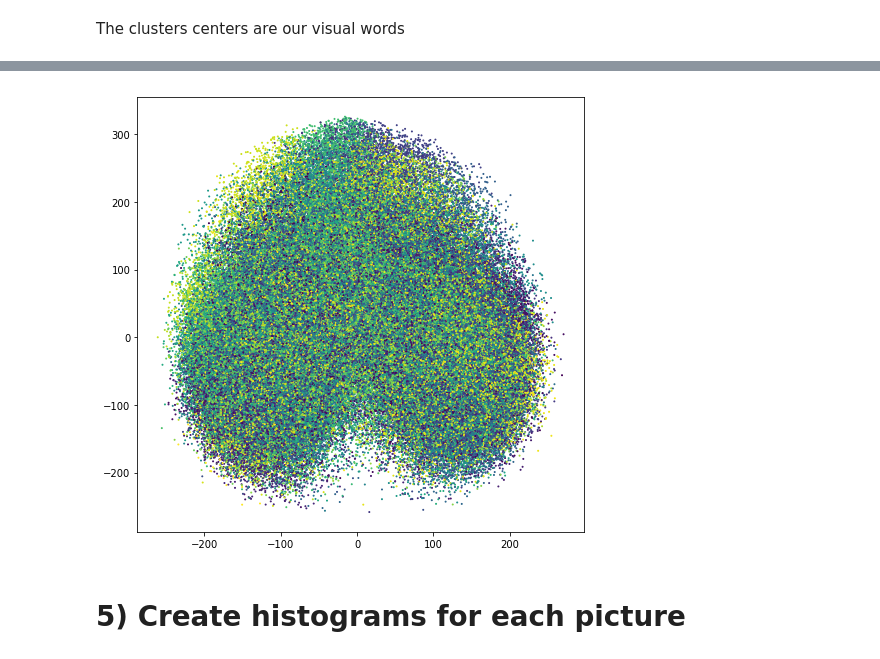
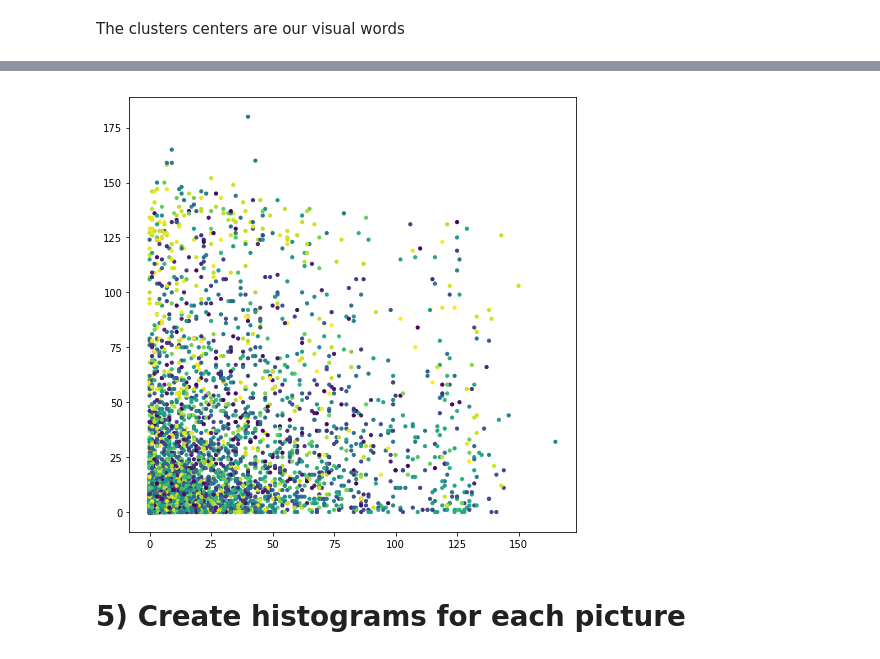
Before and after one commit to nsimonovici/dogs_breed_prediction, a Jupyter notebook: breed_prediction.ipynb, the cells around one changed output, grey strips where cells are left out. Saved outputs shown, nothing was run; the diff lists cells and outputs as text; code cells hidden in the pictures.

```diff
--- a/breed_prediction.ipynb
+++ b/breed_prediction.ipynb
@@ -324,0 +399,3 @@ sift_features.shape
+# %%
+sift_features_bow = sift_features_train
+sift_features_bow.shape
@@ -349,6 +426,6 @@ sift_features_reduced = pca_bow.transform(sift_features)
 # %% [markdown]
 #### Gather our features in bag of visuals words through kmeans clustering
 # %%
-n_clust = int(np.floor(np.sqrt(sift_features.shape[0])))
+n_clust = int(np.floor(np.sqrt(sift_features_bow.shape[0])))
 n_clust
 # %% [output]
@@ -356,3 +433,3 @@ n_clust
 # %%
 kmeans = cluster.KMeans(n_clusters=n_clust, verbose=1, n_jobs=-1, algorithm='full')
-kmeans.fit(sift_features_reduced);
+kmeans.fit(sift_features_bow);
@@ -365,10 +473,10 @@ kmeans.cluster_centers_.shape
 # %%
-colors = kmeans.predict(sift_features_reduced)
+colors = kmeans.predict(sift_features_bow)
 # %%
 fig, ax = plt.subplots(figsize=(8, 8))
-ax.scatter(sift_features_reduced[:, 0], sift_features_reduced[:, 1], s=1, c=colors);
+ax.scatter(sift_features_bow[:, 0], sift_features_bow[:, 1], s=10, c=colors);
 # %% [output]
-[figure, old version]
+[figure, new version]
 # %% [markdown]
 # 5) Create histograms for each picture
 # %% [markdown]
```
Also changed, not shown: parts of 70 cells of this notebook, 1 other file.
